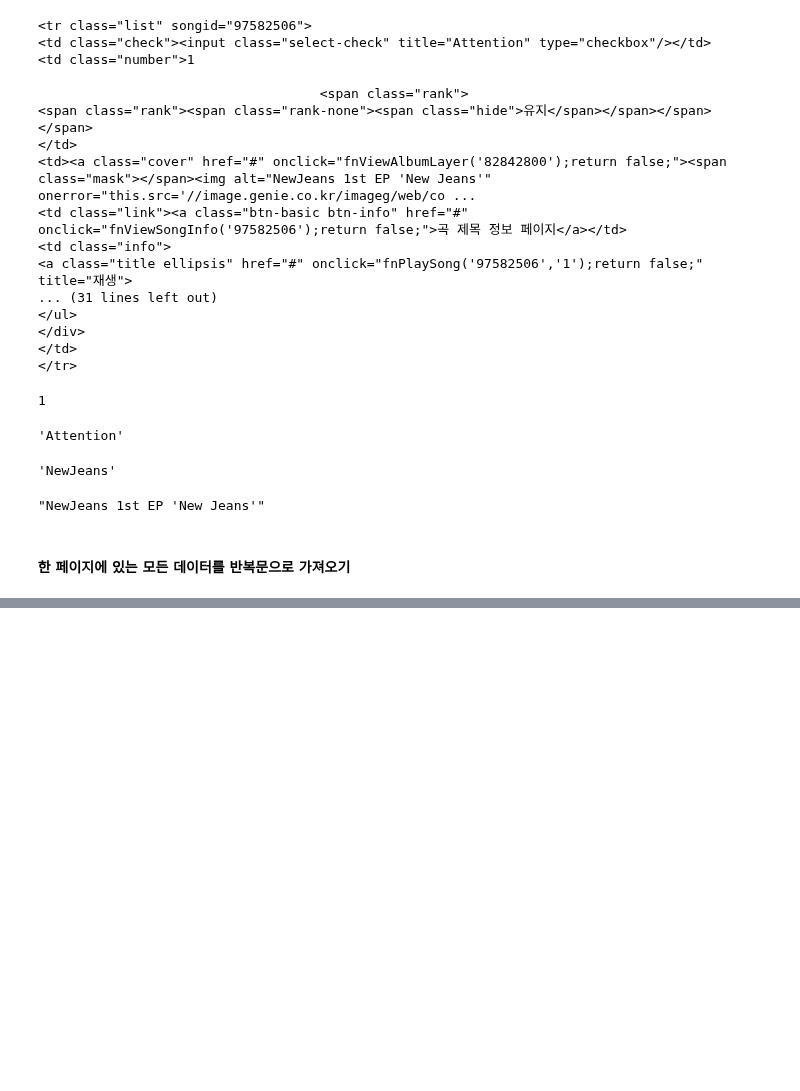
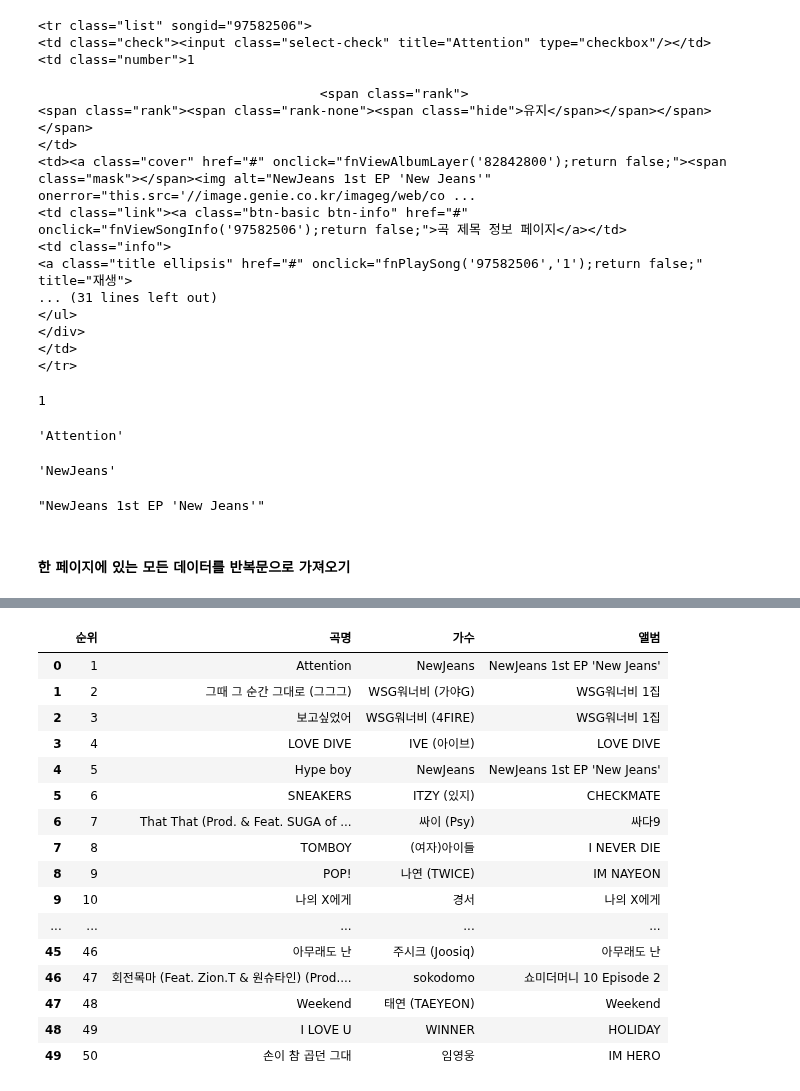
Before and after one commit to rubinkim/machine_learning_07_2022, a Jupyter notebook: 05_crawling/02_Genie_Chart.ipynb, the cells around one changed output, grey strips where cells are left out. Cells and saved outputs as stored; diff of their text form; code cells hidden in the pictures; blank space fills up the shorter version.

```diff
--- a/05_crawling/02_Genie_Chart.ipynb
+++ b/05_crawling/02_Genie_Chart.ipynb
@@ -132,0 +154,30 @@ for tr in trs:
+# %%
+lines = []
+for tr in trs:
+    rank = int(tr.select_one('.number').get_text().split('\n')[0])
+    title = tr.select_one('.title.ellipsis').get_text().strip()
+    artist = tr.select_one('.artist.ellipsis').get_text()
+    album = tr.select_one('.albumtitle.ellipsis').get_text()
+
+    lines.append([rank, title, artist, album])
+# %%
+df = pd.DataFrame(data=lines, columns=['순위','곡명','가수','앨범'])
+df
+# %% [output]
+|  | 순위 | 곡명 | 가수 | 앨범 |
+| 0 | 1 | Attention | NewJeans | NewJeans 1st EP 'New Jeans' |
+| 1 | 2 | 그때 그 순간 그대로 (그그그) | WSG워너비 (가야G) | WSG워너비 1집 |
+| 2 | 3 | 보고싶었어 | WSG워너비 (4FIRE) | WSG워너비 1집 |
+| 3 | 4 | LOVE DIVE | IVE (아이브) | LOVE DIVE |
+| 4 | 5 | Hype boy | NewJeans | NewJeans 1st EP 'New Jeans' |
+| 5 | 6 | SNEAKERS | ITZY (있지) | CHECKMATE |
+| 6 | 7 | That That (Prod. & Feat. SUGA of ... | 싸이 (Psy) | 싸다9 |
+| 7 | 8 | TOMBOY | (여자)아이들 | I NEVER DIE |
+| 8 | 9 | POP! | 나연 (TWICE) | IM NAYEON |
+| 9 | 10 | 나의 X에게 | 경서 | 나의 X에게 |
+| ... | ... | ... | ... | ... |
+| 45 | 46 | 아무래도 난 | 주시크 (Joosiq) | 아무래도 난 |
+| 46 | 47 | 회전목마 (Feat. Zion.T & 원슈타인) (Prod.... | sokodomo | 쇼미더머니 10 Episode 2 |
+| 47 | 48 | Weekend | 태연 (TAEYEON) | Weekend |
+| 48 | 49 | I LOVE U | WINNER | HOLIDAY |
+| 49 | 50 | 손이 참 곱던 그대 | 임영웅 | IM HERO |
```
Also changed, not shown: parts of 4 cells of this notebook.
